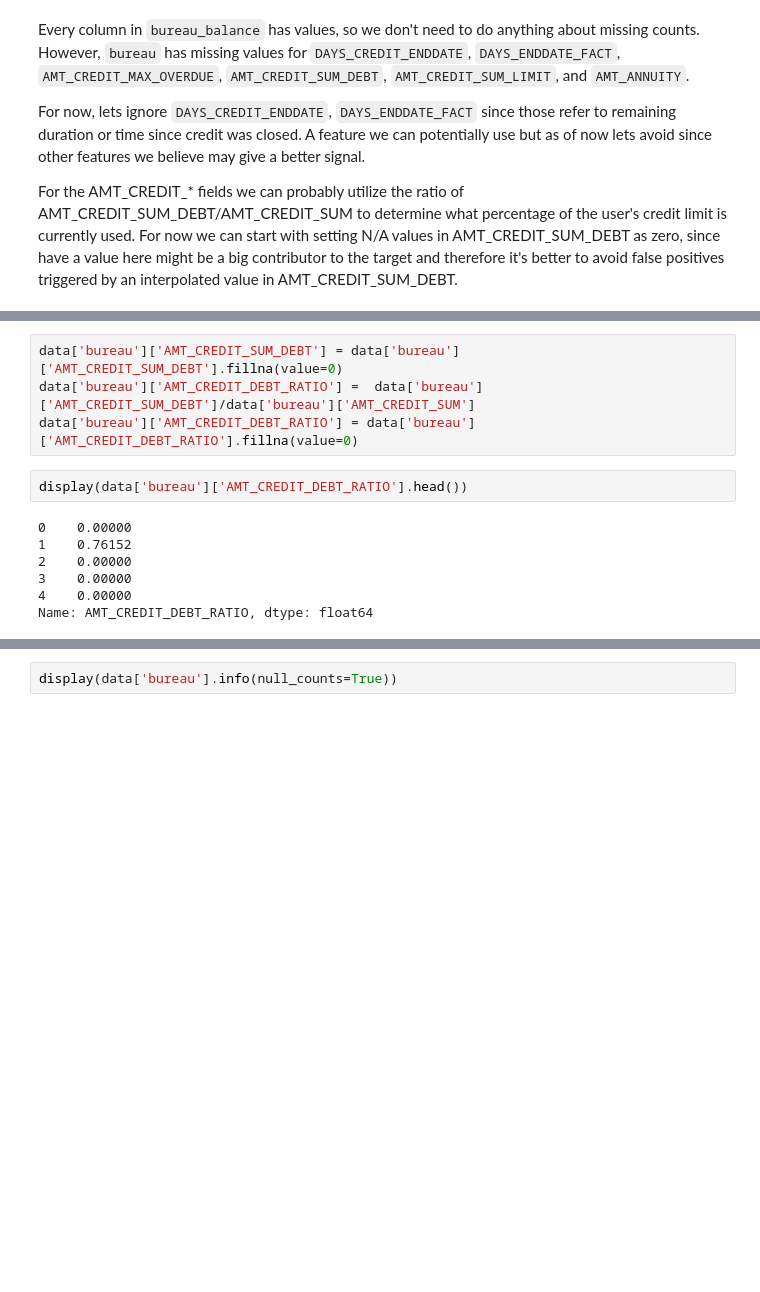
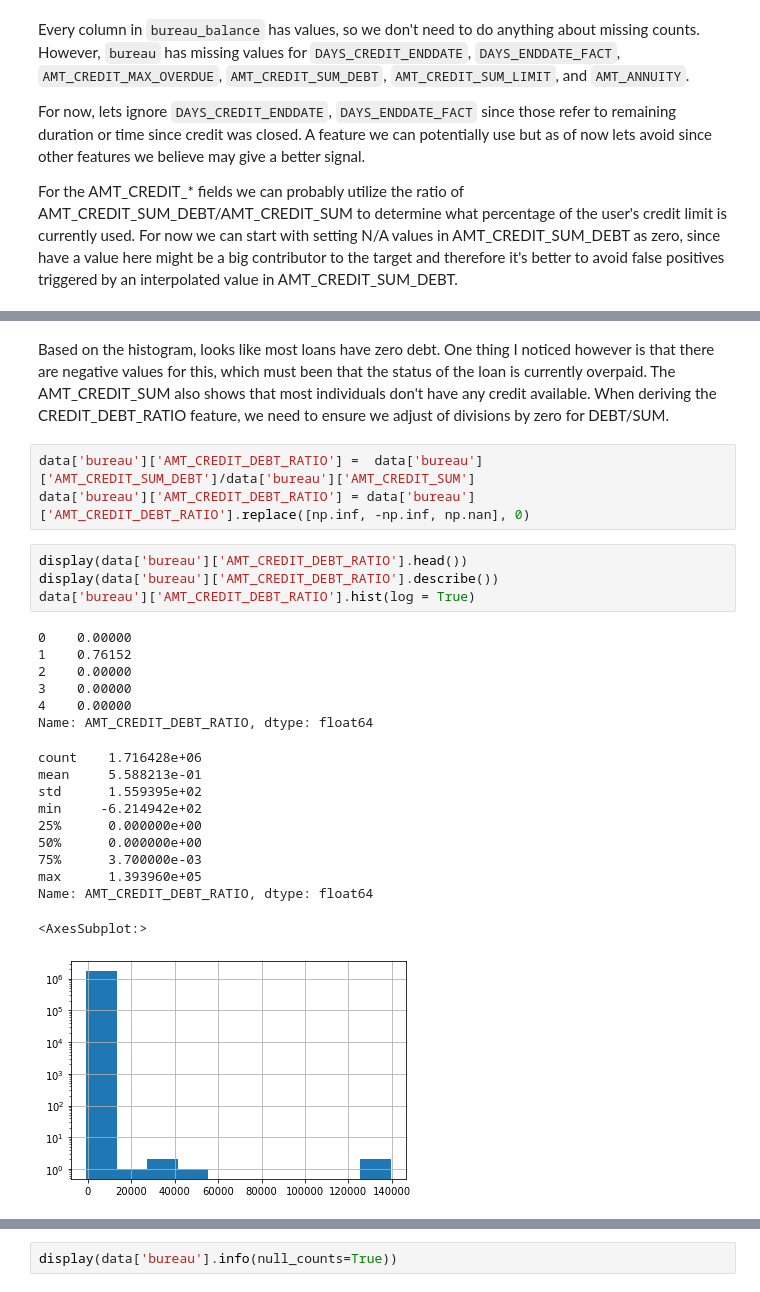
Before and after one commit to DSEI21000-S21/project-home-credit, a Jupyter notebook: experiments/amauris/home-credit.ipynb, the cells around one changed output, grey strips where cells are left out. Drawn from its saved outputs; the diff is of its cells as text; blank space fills up the shorter version.

```diff
--- a/experiments/amauris/home-credit.ipynb
+++ b/experiments/amauris/home-credit.ipynb
@@ -118,13 +151,28 @@ For the AMT_CREDIT_* fields we can probably utilize the ratio of AMT_CREDIT_SUM_
+# %% [markdown]
+Based on the histogram, looks like most loans have zero debt. One thing I noticed however is that there are negative values for this, which must been that the status of the loan is currently overpaid.
+The AMT_CREDIT_SUM also shows that most individuals don't have any credit available. When deriving the CREDIT_DEBT_RATIO feature, we need to ensure we adjust of divisions by zero for DEBT/SUM.
 # %%
-data['bureau']['AMT_CREDIT_SUM_DEBT'] = data['bureau']['AMT_CREDIT_SUM_DEBT'].fillna(value=0)
 data['bureau']['AMT_CREDIT_DEBT_RATIO'] =  data['bureau']['AMT_CREDIT_SUM_DEBT']/data['bureau']['AMT_CREDIT_SUM']
-data['bureau']['AMT_CREDIT_DEBT_RATIO'] = data['bureau']['AMT_CREDIT_DEBT_RATIO'].fillna(value=0)
+data['bureau']['AMT_CREDIT_DEBT_RATIO'] = data['bureau']['AMT_CREDIT_DEBT_RATIO'].replace([np.inf, -np.inf, np.nan], 0)
 # %%
 display(data['bureau']['AMT_CREDIT_DEBT_RATIO'].head())
+display(data['bureau']['AMT_CREDIT_DEBT_RATIO'].describe())
+data['bureau']['AMT_CREDIT_DEBT_RATIO'].hist(log = True)
 # %% [output]
 0    0.00000
 1    0.76152
 2    0.00000
 3    0.00000
 4    0.00000
 Name: AMT_CREDIT_DEBT_RATIO, dtype: float64
+count    1.716428e+06
+mean     5.588213e-01
+std      1.559395e+02
+min     -6.214942e+02
+25%      0.000000e+00
+50%      0.000000e+00
+75%      3.700000e-03
+max      1.393960e+05
+Name: AMT_CREDIT_DEBT_RATIO, dtype: float64
+<AxesSubplot:>
+[figure, added]
```
Also changed, not shown: parts of 12 cells of this notebook, 1 other file.
